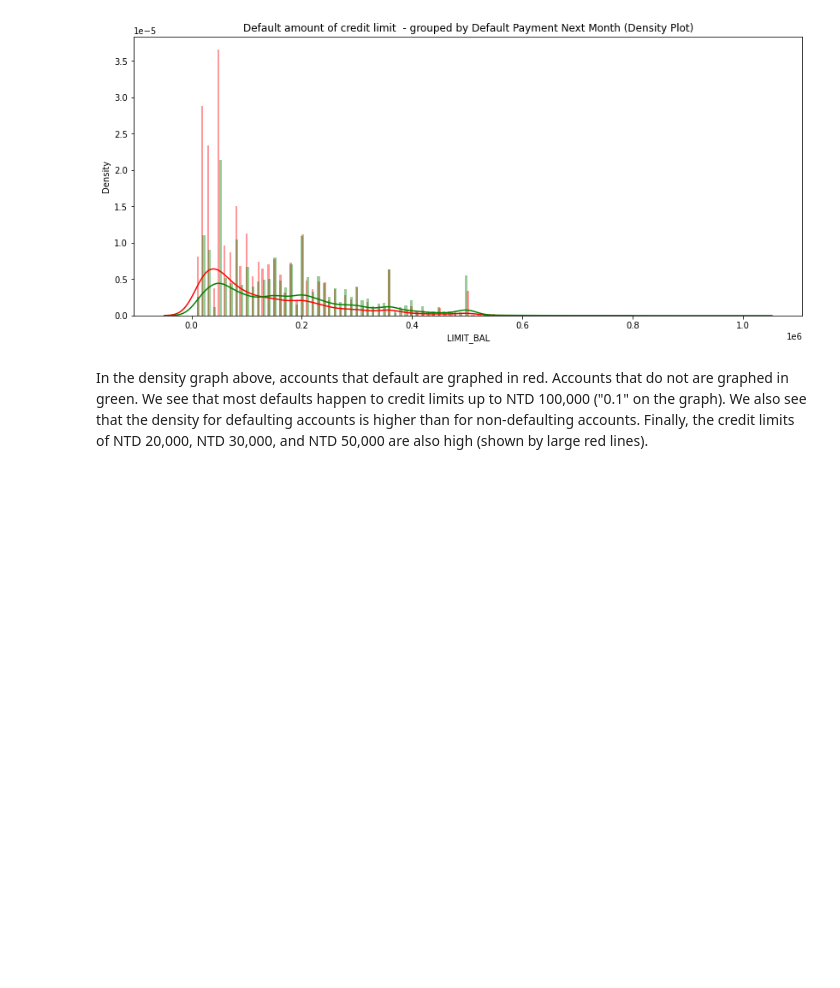
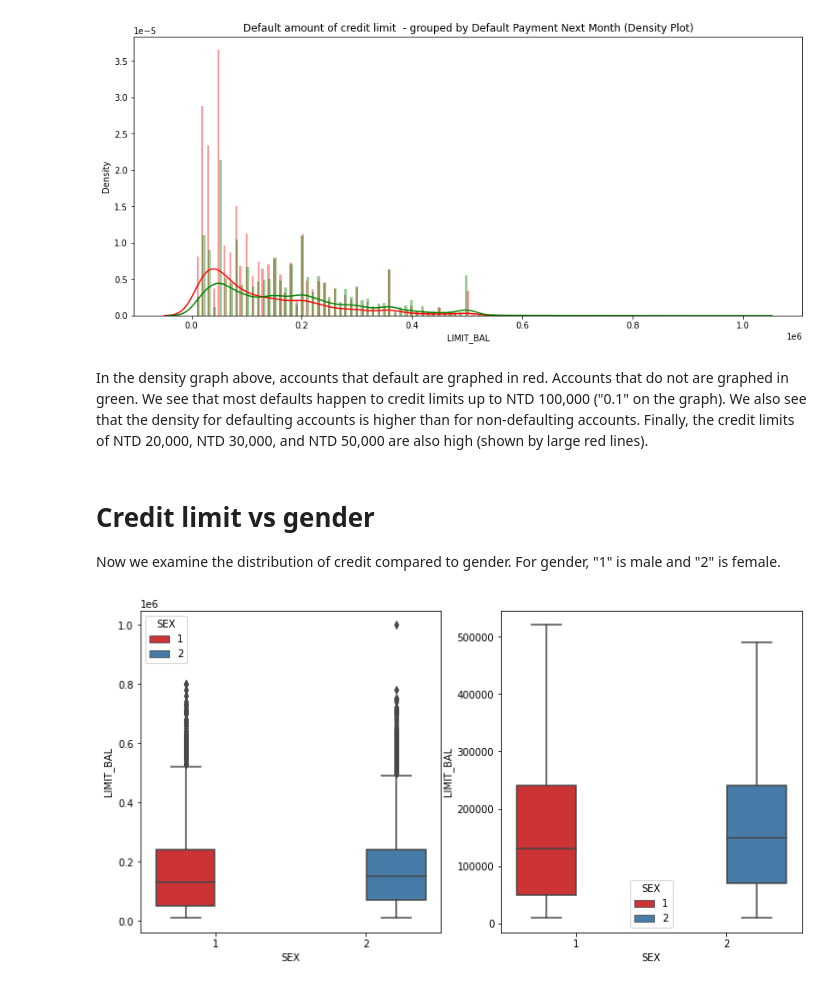
Before and after one commit to swingdancer777/Credit-Card-Default-Analysis-Project, a Jupyter notebook: Credit_Card_Default_Data_Exploratory_Data_Analysis.ipynb, the cells around one changed output. Cells and saved outputs as stored; diff of their text form; code cells hidden in the pictures; blank space fills up the shorter version.

```diff
--- a/Credit_Card_Default_Data_Exploratory_Data_Analysis.ipynb
+++ b/Credit_Card_Default_Data_Exploratory_Data_Analysis.ipynb
@@ -112,8 +124,11 @@ VERBOSE_EVAL = 50    # Print out the metric result
 # %% [markdown]
 #Read the data
 # %%
+# The data is stored here:
+url = 'https://raw.githubusercontent.com/swingdancer777/Credit-Card-Default-Analysis-Project/main/UCI_Credit_Card.csv'
+
 # Read the CSV data into a dataframe
-credit_df = pd.read_csv(root_path)
+credit_df = pd.read_csv(url)
 # %% [markdown]
 # Examine the data
 # %%
@@ -281,3 +296,14 @@ plt.show()
 [figure]
 # %% [markdown]
 In the density graph above, accounts that default are graphed in red. Accounts that do not are graphed in green. We see that most defaults happen to credit limits up to NTD 100,000 ("0.1" on the graph). We also see that the density for defaulting accounts is higher than for non-defaulting accounts. Finally, the credit limits of NTD 20,000, NTD 30,000, and NTD 50,000 are also high (shown by large red lines).
+# %% [markdown]
+# Credit limit vs gender
+
+Now we examine the distribution of credit compared to gender. For gender, "1" is male and "2" is female.
+# %%
+fig, (axis1, axis2) = plt.subplots(ncols=2, figsize=(12,6))
+s = sns.boxplot(ax = axis1, x="SEX", y="LIMIT_BAL", hue="SEX",data=credit_df, palette="Set1",showfliers=True)
+s = sns.boxplot(ax = axis2, x="SEX", y="LIMIT_BAL", hue="SEX",data=credit_df, palette="Set1",showfliers=False)
+plt.show();
+# %% [output]
+[figure, added]
```
Also changed, not shown: parts of 40 cells of this notebook.
